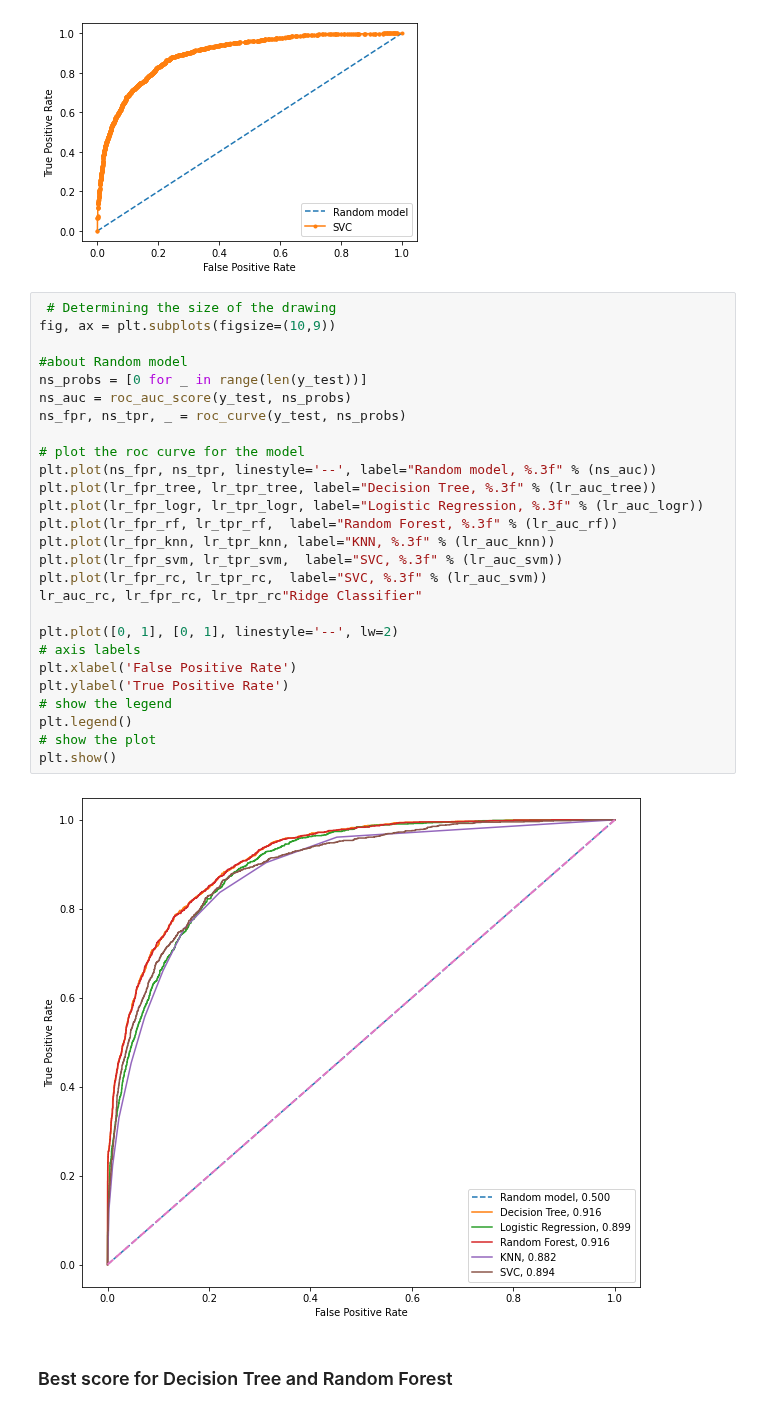
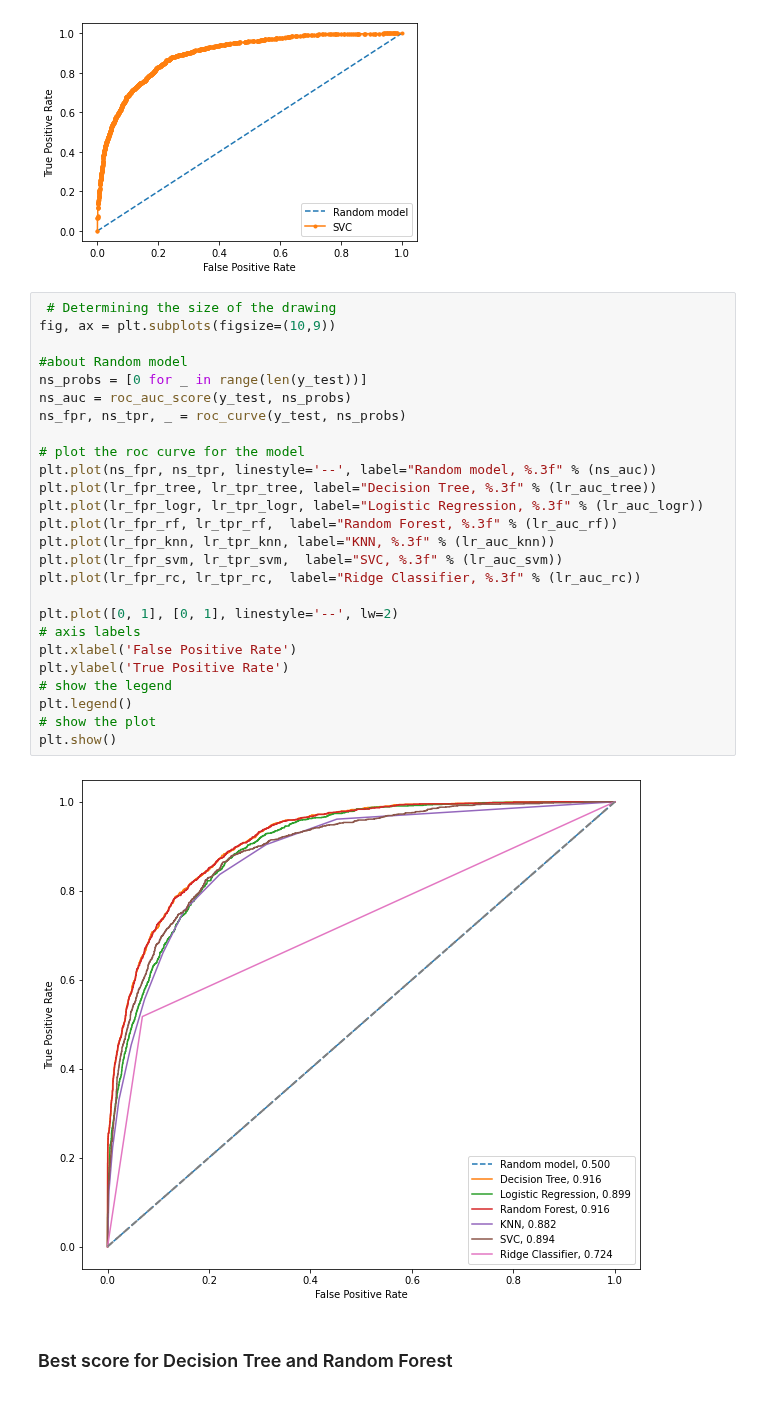
Before and after one commit to agomolka/AdultIncomeAnalysis, a Jupyter notebook: Adult_income_analysis_ColumnTransformer.ipynb, the cells around one changed output. Cells and saved outputs as stored; diff of their text form.

```diff
--- a/Adult_income_analysis_ColumnTransformer.ipynb
+++ b/Adult_income_analysis_ColumnTransformer.ipynb
@@ -405,31 +405,30 @@ SVC: ROC AUC=0.894
 # %%
  # Determining the size of the drawing
 fig, ax = plt.subplots(figsize=(10,9))
 
 #about Random model
 ns_probs = [0 for _ in range(len(y_test))]
 ns_auc = roc_auc_score(y_test, ns_probs)
 ns_fpr, ns_tpr, _ = roc_curve(y_test, ns_probs)
 
 # plot the roc curve for the model
 plt.plot(ns_fpr, ns_tpr, linestyle='--', label="Random model, %.3f" % (ns_auc))
 plt.plot(lr_fpr_tree, lr_tpr_tree, label="Decision Tree, %.3f" % (lr_auc_tree))
 plt.plot(lr_fpr_logr, lr_tpr_logr, label="Logistic Regression, %.3f" % (lr_auc_logr))
 plt.plot(lr_fpr_rf, lr_tpr_rf,  label="Random Forest, %.3f" % (lr_auc_rf))
 plt.plot(lr_fpr_knn, lr_tpr_knn, label="KNN, %.3f" % (lr_auc_knn))
 plt.plot(lr_fpr_svm, lr_tpr_svm,  label="SVC, %.3f" % (lr_auc_svm))
-plt.plot(lr_fpr_rc, lr_tpr_rc,  label="SVC, %.3f" % (lr_auc_svm))
-lr_auc_rc, lr_fpr_rc, lr_tpr_rc"Ridge Classifier"
+plt.plot(lr_fpr_rc, lr_tpr_rc,  label="Ridge Classifier, %.3f" % (lr_auc_rc))
 
 plt.plot([0, 1], [0, 1], linestyle='--', lw=2)
 # axis labels
 plt.xlabel('False Positive Rate')
 plt.ylabel('True Positive Rate')
 # show the legend
 plt.legend()
 # show the plot
 plt.show()
 # %% [output]
-[figure, old version]
+[figure, new version]
 # %% [markdown]
 ### Best score for Decision Tree and Random Forest
```
